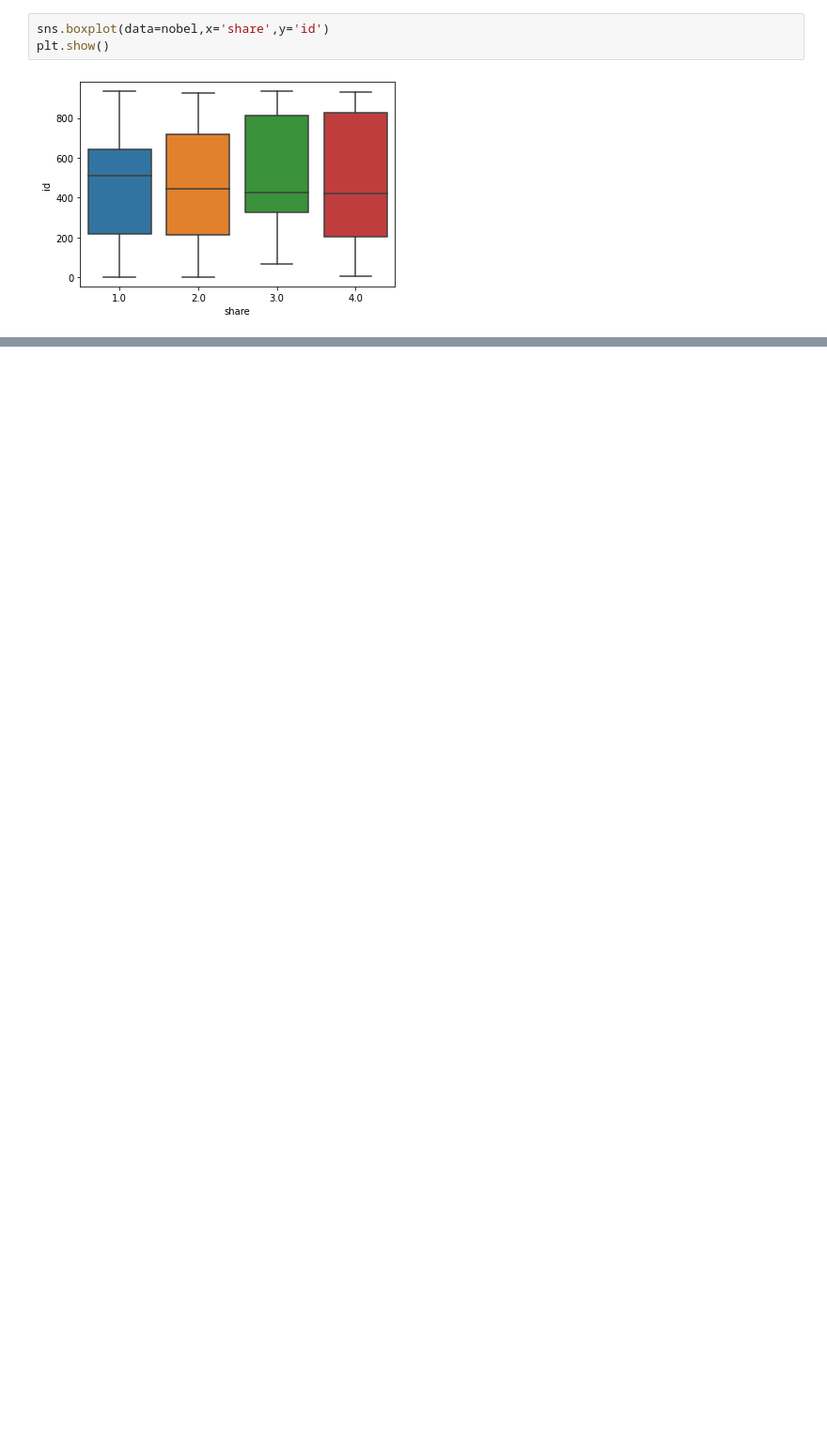
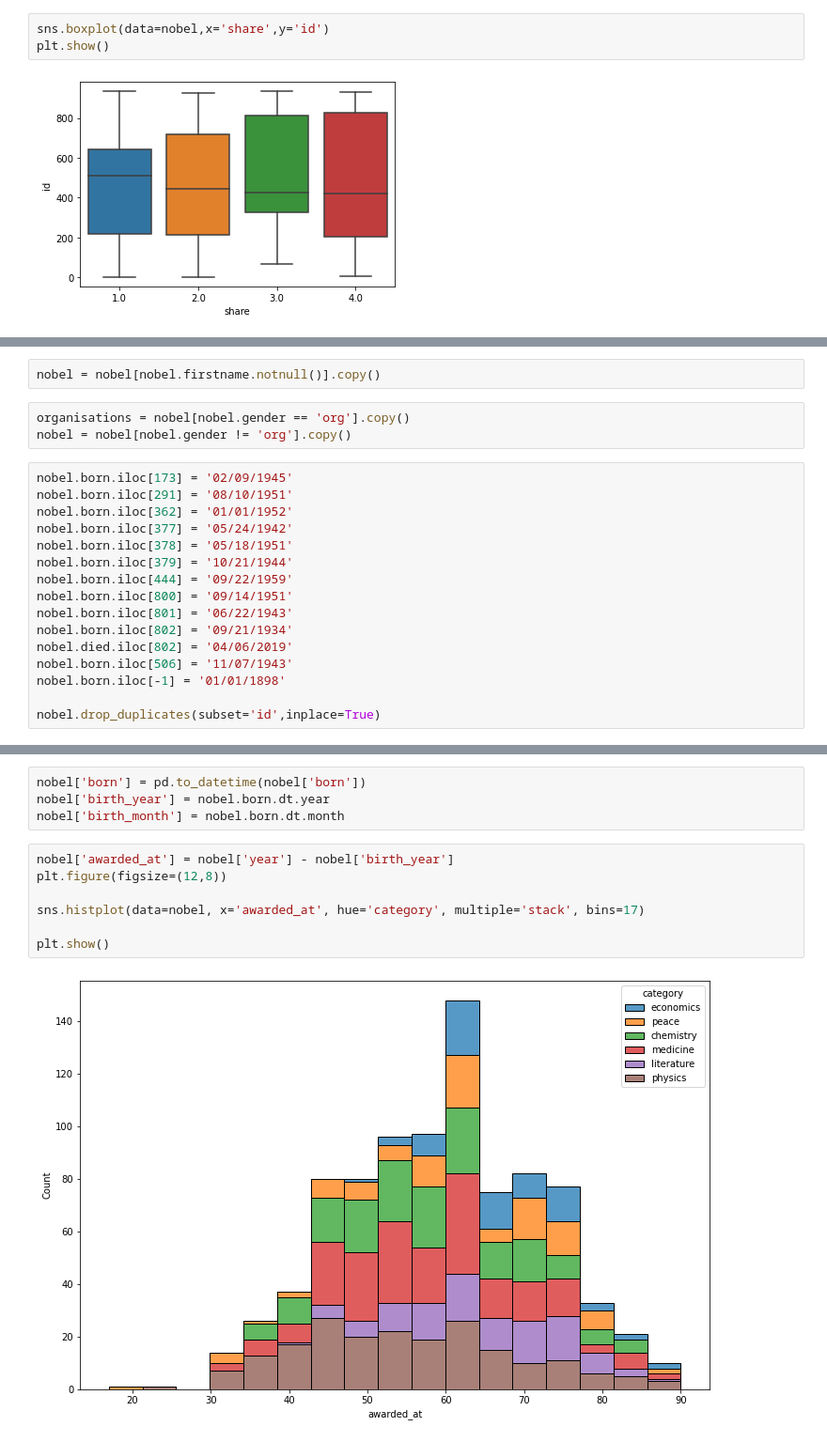
Before and after one commit to karthikkalangi/eda-project, a Jupyter notebook: Nobel prize project-checkpoint.ipynb, the cells around one changed output, grey strips where cells are left out. Shown: that part at 94% size. Drawn from its saved outputs; the diff is of its cells as text; blank space fills up the shorter version.

```diff
--- a/Nobel prize project-checkpoint.ipynb
+++ b/Nobel prize project-checkpoint.ipynb
@@ -390,0 +463,21 @@ plt.show()
+# %%
+nobel = nobel[nobel.firstname.notnull()].copy()
+# %%
+organisations = nobel[nobel.gender == 'org'].copy()
+nobel = nobel[nobel.gender != 'org'].copy()
+# %%
+nobel.born.iloc[173] = '02/09/1945'
+nobel.born.iloc[291] = '08/10/1951'
+nobel.born.iloc[362] = '01/01/1952'
+nobel.born.iloc[377] = '05/24/1942'
+nobel.born.iloc[378] = '05/18/1951'
+nobel.born.iloc[379] = '10/21/1944'
+nobel.born.iloc[444] = '09/22/1959'
+nobel.born.iloc[800] = '09/14/1951'
+nobel.born.iloc[801] = '06/22/1943'
+nobel.born.iloc[802] = '09/21/1934'
+nobel.died.iloc[802] = '04/06/2019'
+nobel.born.iloc[506] = '11/07/1943'
+nobel.born.iloc[-1] = '01/01/1898'
+
+nobel.drop_duplicates(subset='id',inplace=True)
@@ -390,0 +494,13 @@ plt.show()
+# %%
+nobel['born'] = pd.to_datetime(nobel['born'])
+nobel['birth_year'] = nobel.born.dt.year
+nobel['birth_month'] = nobel.born.dt.month
+# %%
+nobel['awarded_at'] = nobel['year'] - nobel['birth_year']
+plt.figure(figsize=(12,8))
+
+sns.histplot(data=nobel, x='awarded_at', hue='category', multiple='stack', bins=17)
+
+plt.show()
+# %% [output]
+[figure, added]
```
Also changed, not shown: parts of 45 cells of this notebook.
